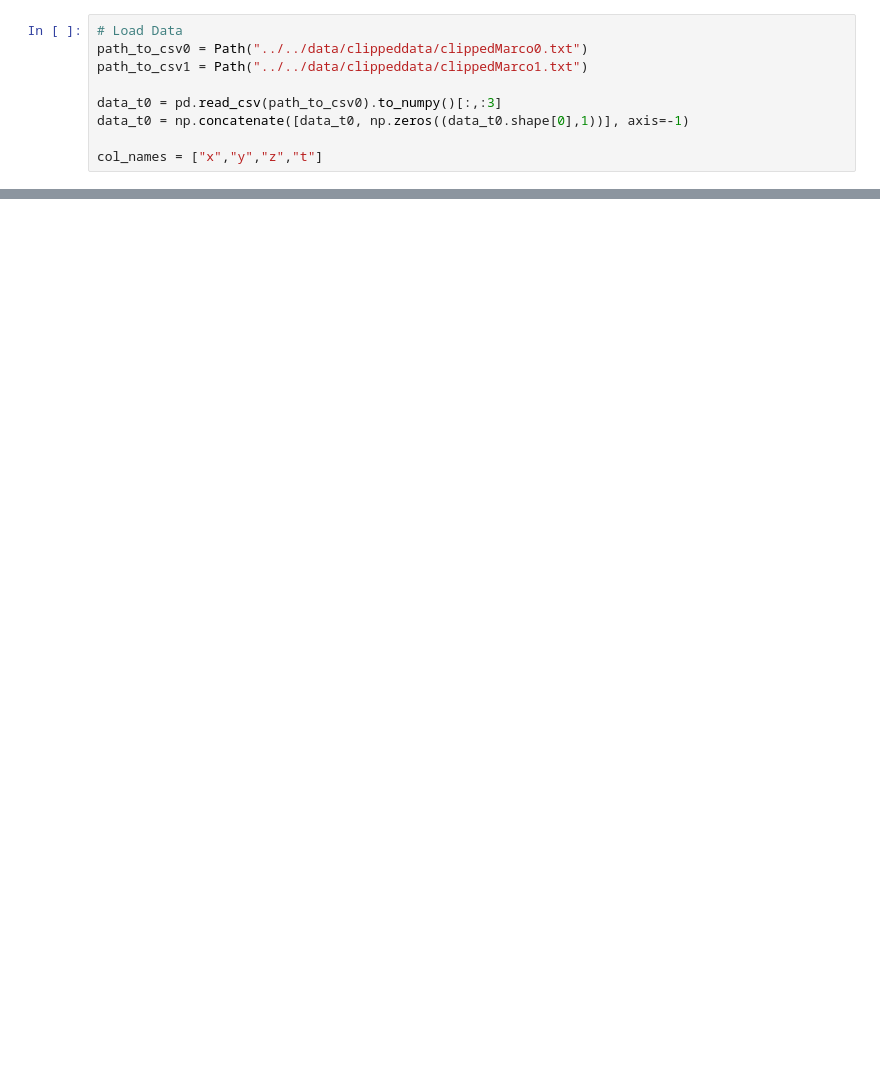
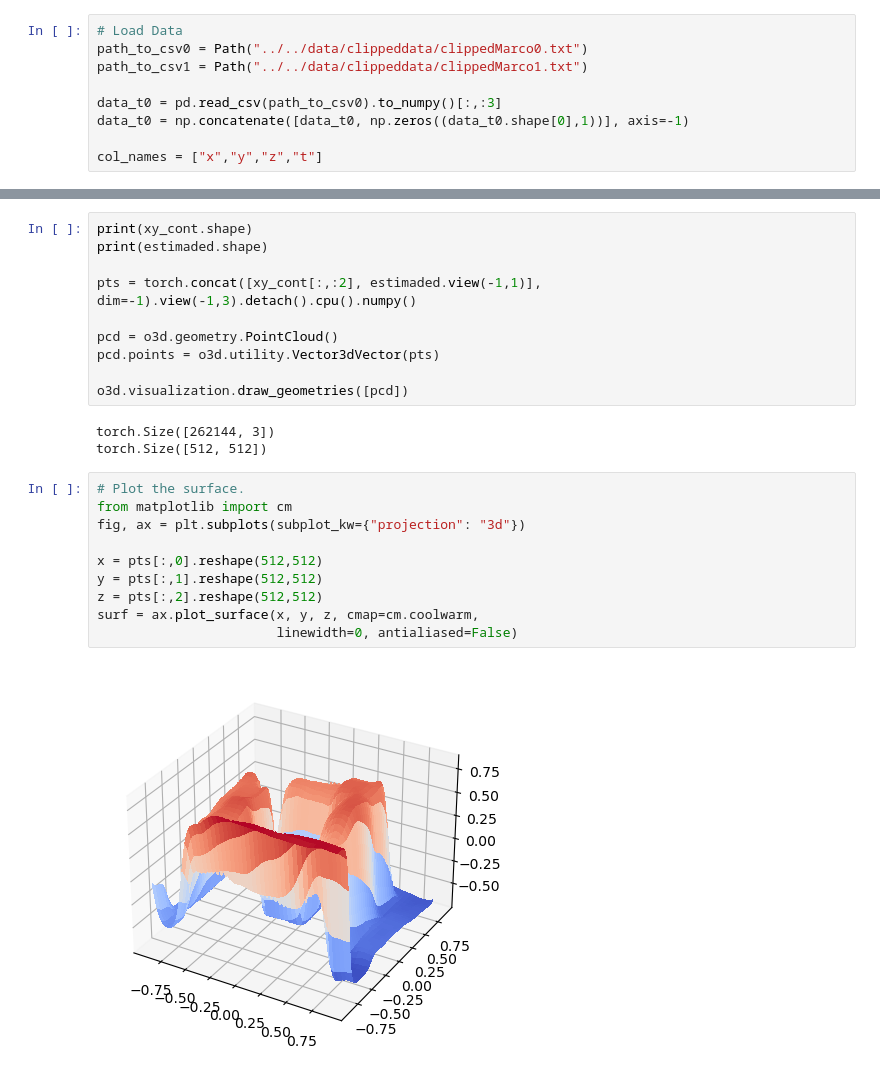
Before and after one commit to PeterJackNaylor/NN-4-change-detection, a Jupyter notebook: python/notebooks/[Sandbox,MWE] SIREN on processed pointcloud.ipynb, the cells around one changed output, grey strips where cells are left out. Cells and saved outputs as stored; diff of their text form; blank space fills up the shorter version.

```diff
--- a/python/notebooks/[Sandbox,MWE] SIREN on processed pointcloud.ipynb
+++ b/python/notebooks/[Sandbox,MWE] SIREN on processed pointcloud.ipynb
@@ -254,0 +309,25 @@ plt.show()
+# %%
+print(xy_cont.shape)
+print(estimaded.shape)
+
+pts = torch.concat([xy_cont[:,:2], estimaded.view(-1,1)], dim=-1).view(-1,3).detach().cpu().numpy()
+
+pcd = o3d.geometry.PointCloud()
+pcd.points = o3d.utility.Vector3dVector(pts)
+
+o3d.visualization.draw_geometries([pcd])
+# %% [output]
+torch.Size([262144, 3])
+torch.Size([512, 512])
+# %%
+# Plot the surface.
+from matplotlib import cm
+fig, ax = plt.subplots(subplot_kw={"projection": "3d"})
+
+x = pts[:,0].reshape(512,512)
+y = pts[:,1].reshape(512,512)
+z = pts[:,2].reshape(512,512)
+surf = ax.plot_surface(x, y, z, cmap=cm.coolwarm,
+                       linewidth=0, antialiased=False)
+# %% [output]
+[figure, added]
```
Also changed, not shown: parts of 13 cells of this notebook, 2 other files.
